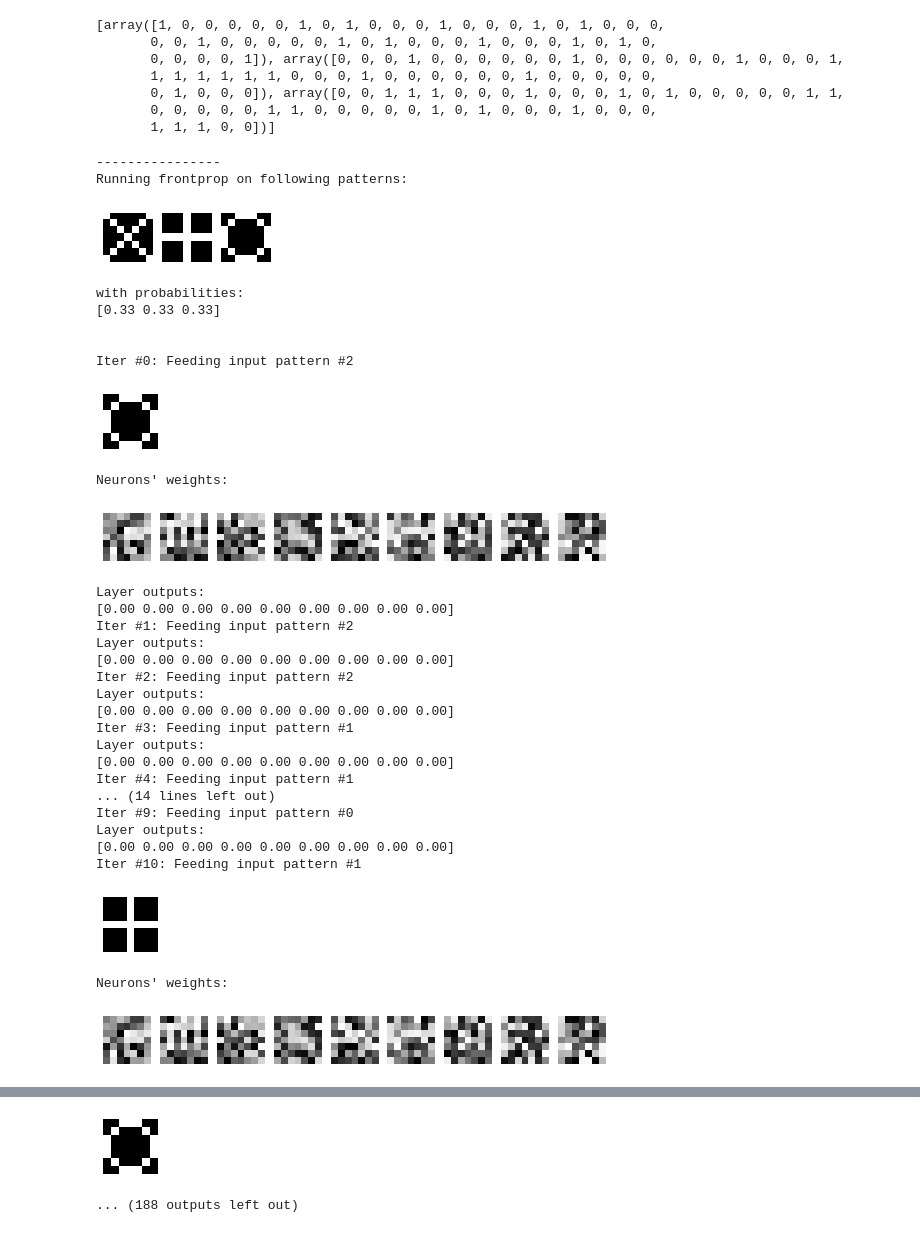
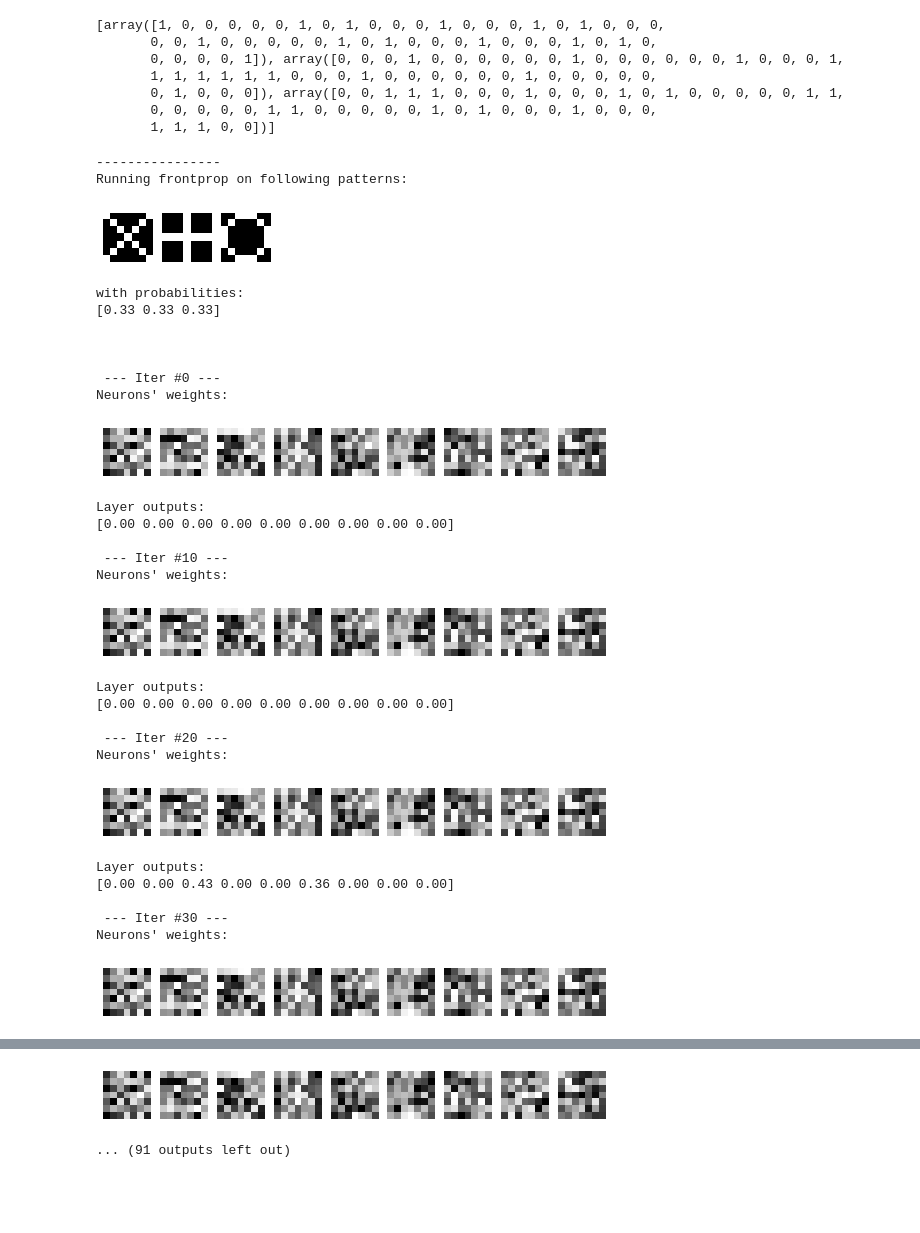
Before and after one commit to rohrl/frontprop, a Jupyter notebook: frontprop.ipynb, the cells around one changed output, grey strips where cells are left out. Drawn from its saved outputs; the diff is of its cells as text; code cells hidden in the pictures; blank space fills up the shorter version.

Commit message:
Same as previous, better printing

```diff
--- a/frontprop.ipynb
+++ b/frontprop.ipynb
@@ -202,53 +203,59 @@ def randomly_choose_input_idx(iteration):
 # %%
 ITERS = 500
 NEURONS = len(patterns) * 3 # 10
+VERBOSE = False
+DRAW_INTERVAL = 10
 
 layer = Layer(NEURONS)
 
 print("\n----------------\nRunning frontprop on following patterns:")
 plot_matrix(*patterns)
 print(f"with probabilities:\n{probs}\n\n")
 
 for i in range(ITERS):
     input_idx = randomly_choose_input_idx(i)
     input = inputs[input_idx]
-    print(f"Iter #{i}: Feeding input pattern #{input_idx}")
-    # print(input)
-    if i % 10 == 0:
+
+    if VERBOSE:
+        print(f"Iter #{i}: Feeding input pattern #{input_idx}")
+        print(input)
         plot_matrix(input)
+
+    out = layer.forward(input)
+
+    if i % DRAW_INTERVAL == 0:
+        print(f"\n --- Iter #{i} --- ")
         layer.draw()
-
-    layer.forward(input)
+        print("Layer outputs:")
+        print(out)
 # %% [output]
 ----------------
 Running frontprop on following patterns:
 [figure]
 with probabilities:
 [0.33 0.33 0.33]
 
 
-Iter #0: Feeding input pattern #2
+
+ --- Iter #0 ---
+Neurons' weights:
-[figure, old version]
+[figure, new version]
+Layer outputs:
+[0.00 0.00 0.00 0.00 0.00 0.00 0.00 0.00 0.00]
+
+ --- Iter #10 ---
 Neurons' weights:
-[figure, old version]
+[figure, new version]
 Layer outputs:
 [0.00 0.00 0.00 0.00 0.00 0.00 0.00 0.00 0.00]
-Iter #1: Feeding input pattern #2
-Layer outputs:
-[0.00 0.00 0.00 0.00 0.00 0.00 0.00 0.00 0.00]
-Iter #2: Feeding input pattern #2
-Layer outputs:
-[0.00 0.00 0.00 0.00 0.00 0.00 0.00 0.00 0.00]
-Iter #3: Feeding input pattern #1
-Layer outputs:
-[0.00 0.00 0.00 0.00 0.00 0.00 0.00 0.00 0.00]
-Iter #4: Feeding input pattern #1
-... (14 lines left out)
-Iter #9: Feeding input pattern #0
-Layer outputs:
-[0.00 0.00 0.00 0.00 0.00 0.00 0.00 0.00 0.00]
-Iter #10: Feeding input pattern #1
+
+ --- Iter #20 ---
+Neurons' weights:
-[figure, old version]
+[figure, new version]
+Layer outputs:
+[0.00 0.00 0.43 0.00 0.00 0.36 0.00 0.00 0.00]
+
+ --- Iter #30 ---
 Neurons' weights:
-[figure, old version]
+[figure, new version]
 Layer outputs:
@@ -271,2 +266,2 @@ Iter #20: Feeding input pattern #2
-[figure, old version]
+[figure, new version]
-... (188 outputs left out)
+... (91 outputs left out)
```
Also changed, not shown: parts of 3 cells of this notebook.
